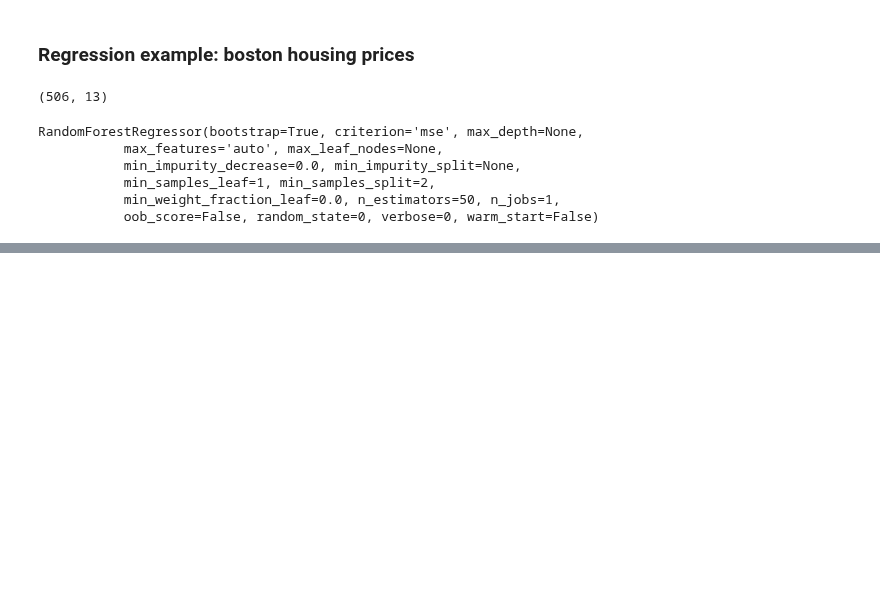
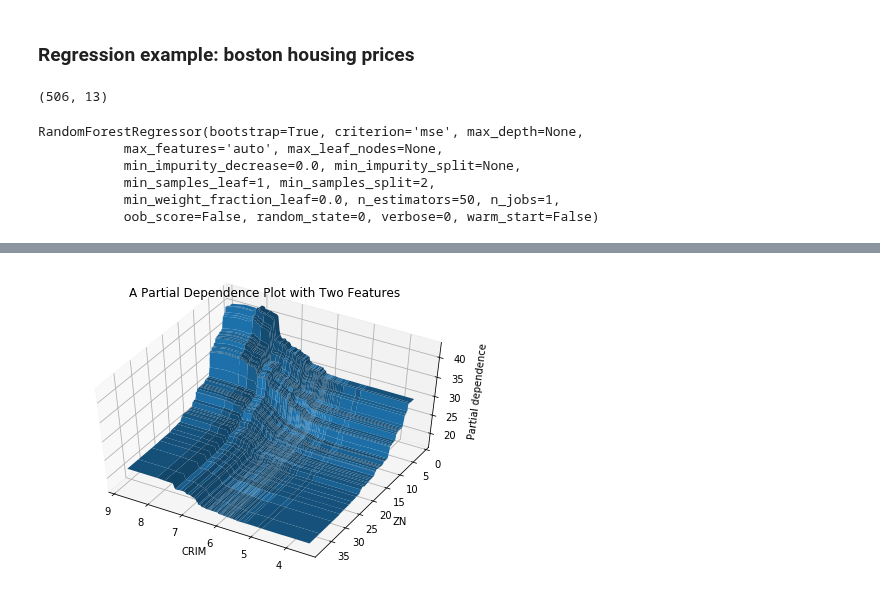
Before and after one commit to wmarshall484/DSI_LECTURES_2, a Jupyter notebook: random-forest/moses_marsh/random_forests.ipynb, the cells around one changed output, grey strips where cells are left out. Cells and saved outputs as stored; diff of their text form; code cells hidden in the pictures; blank space fills up the shorter version.

```diff
--- a/random-forest/moses_marsh/random_forests.ipynb
+++ b/random-forest/moses_marsh/random_forests.ipynb
@@ -864,0 +879,20 @@ plt.tight_layout()
+# %%
+def partial_dependence_2d(model, X, feature_index_1, feature_index_2, classification=True):
+    x1_values = np.unique(X[:,feature_index_1])
+    x2_values = np.unique(X[:,feature_index_2])
+    pdp = np.zeros((len(x1_values), len(x2_values)))
+    for i, val1 in enumerate(x1_values):
+        for j, val2 in enumerate(x2_values):
+            X_new = replace_column(X, feature_index_1, val1)
+            X_new = replace_column(X_new, feature_index_2, val2)
+            if classification:
+                y_pred_prob = model.predict_proba(X_new)[:,1]
+                y_pred_prob = np.clip(y_pred_prob, 0.001, 0.999)
+                y_pred = np.log(y_pred_prob / (1 - y_pred_prob))
+            else:
+                y_pred = model.predict(X_new)
+            pdp[i,j] = y_pred.mean()
+    xx1, xx2  = np.meshgrid(x1_values, x2_values, indexing='ij')
+    return (xx1, xx2, pdp)
+# %%
+xx1, xx2, pdp2d = partial_dependence_2d(model2, b_X_train, 5, 12, classification=False)
@@ -864,0 +911,11 @@ plt.tight_layout()
+# %%
+fig = plt.figure()
+ax = Axes3D(fig)
+ax.plot_surface(xx1, xx2, pdp2d)
+ax.view_init(elev=50, azim=120)
+ax.set_xlabel(boston_names[0])
+ax.set_ylabel(boston_names[1])
+ax.set_zlabel('Partial dependence')
+ax.set_title("A Partial Dependence Plot with Two Features");
+# %% [output]
+[figure, added]
```
Also changed, not shown: parts of 7 cells of this notebook.
